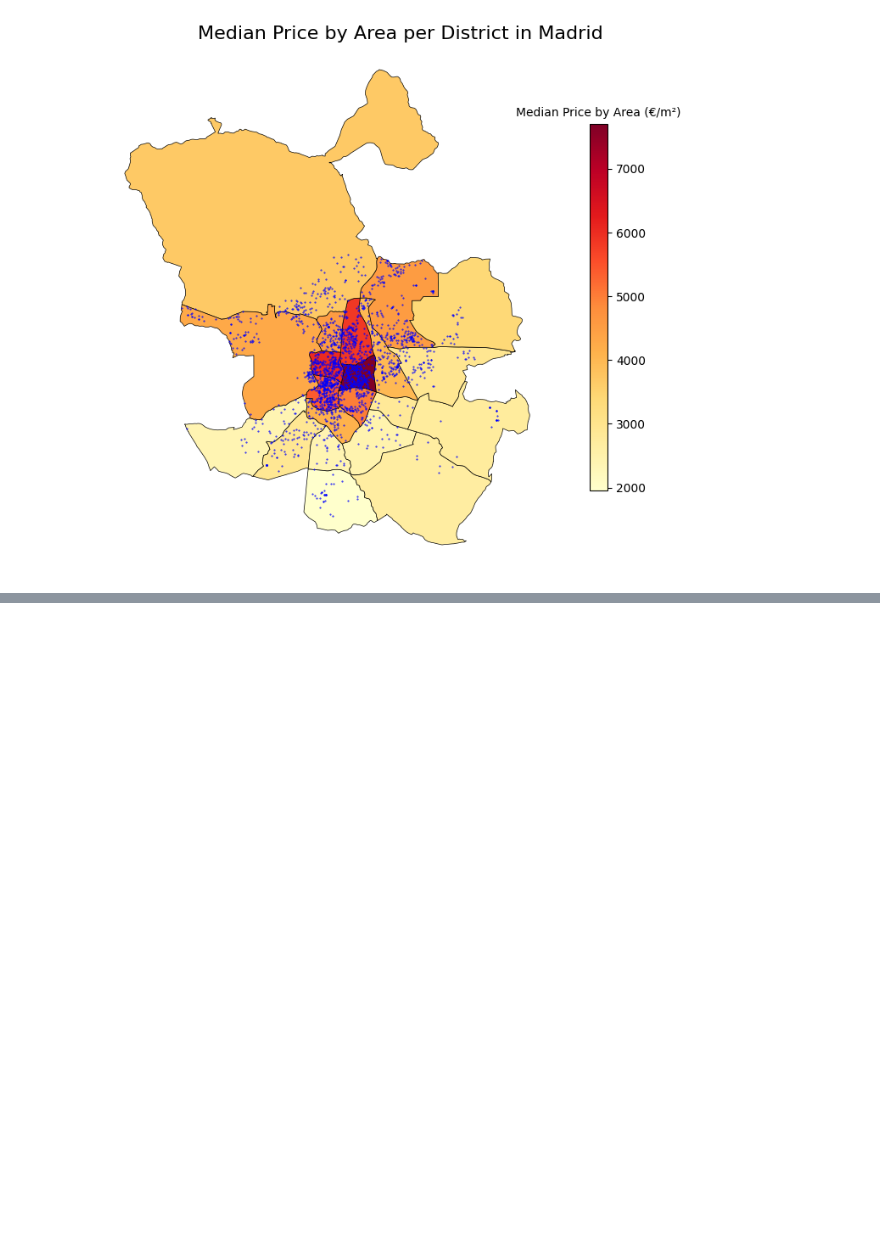
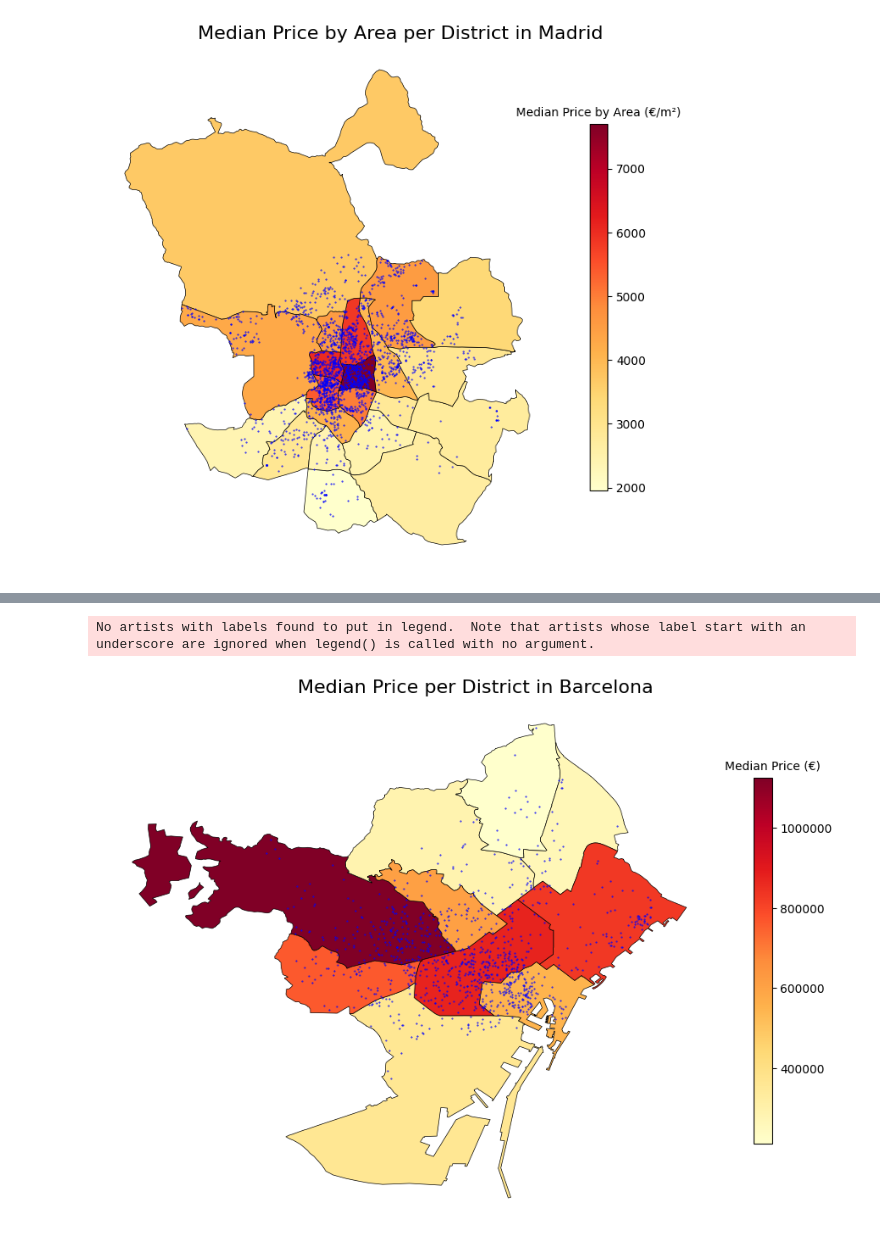
Before and after one commit to Bosco0120/DS105NeuralNetwork_and_Chill, a Jupyter notebook: Sales Analysis/Sales Analysis Idealista.ipynb, the cells around one changed output, grey strips where cells are left out. Drawn from its saved outputs; the diff is of its cells as text; code cells hidden in the pictures; blank space fills up the shorter version.

```diff
--- a/Sales Analysis/Sales Analysis Idealista.ipynb
+++ b/Sales Analysis/Sales Analysis Idealista.ipynb
@@ -855,0 +847,42 @@ fig4
+# %%
+# Heatmap of districts in Barcelona by property price
+fig2a, ax = plt.subplots(figsize=(12,8))
+
+# Plot the heatmap
+heatmap = barca_map.plot(column='median_price_by_polygon', cmap='YlOrRd', ax=ax, alpha=1, edgecolor='k', linewidth=0.5, legend=False)
+
+# Add a title
+ax.set_title('Median Price per District in Barcelona', fontsize=16, ha = 'right', x=0.9)
+
+# Add the property dots to the map
+gdf_barca2.plot(ax=ax, marker='o', color='blue', markersize=0.2)
+
+# Remove the latitude and longitude lines
+ax.set_xticks([])
+ax.set_yticks([])
+
+# Remove the axes lines
+ax.spines['top'].set_visible(False)
+ax.spines['right'].set_visible(False)
+ax.spines['bottom'].set_visible(False)
+ax.spines['left'].set_visible(False)
+
+# Create a ScalarMappable object
+sm = plt.cm.ScalarMappable(cmap='YlOrRd', norm=plt.Normalize(vmin=barca_map['median_price_by_polygon'].min(), vmax=barca_map['median_price_by_polygon'].max()))
+sm._A = []
+
+# Add the colorbar with non-scientific notation
+cbar = fig2a.colorbar(sm, ax=ax, shrink=0.7)
+# Set the tick labels on the colorbar to non-scientific notation
+cbar.ax.yaxis.set_major_formatter(ticker.FuncFormatter(lambda x, pos: f"{x:.0f}"))
+
+# Add a legend for the heatmap colors indicating values in euros
+legend_label = 'Median Price (€)'
+ax.legend(title=legend_label, loc='lower left', bbox_to_anchor=(1, 0.83), frameon=False)
+
+# Save the figure
+fig2a.savefig('barca_heatmap1.png', dpi=300, bbox_inches='tight')
+fig2a
+# %% [output]
+No artists with labels found to put in legend.  Note that artists whose label start with an underscore are ignored when legend() is called with no argument.
+[figure, added]
```
Also changed, not shown: parts of 30 cells of this notebook, 4 other files.
